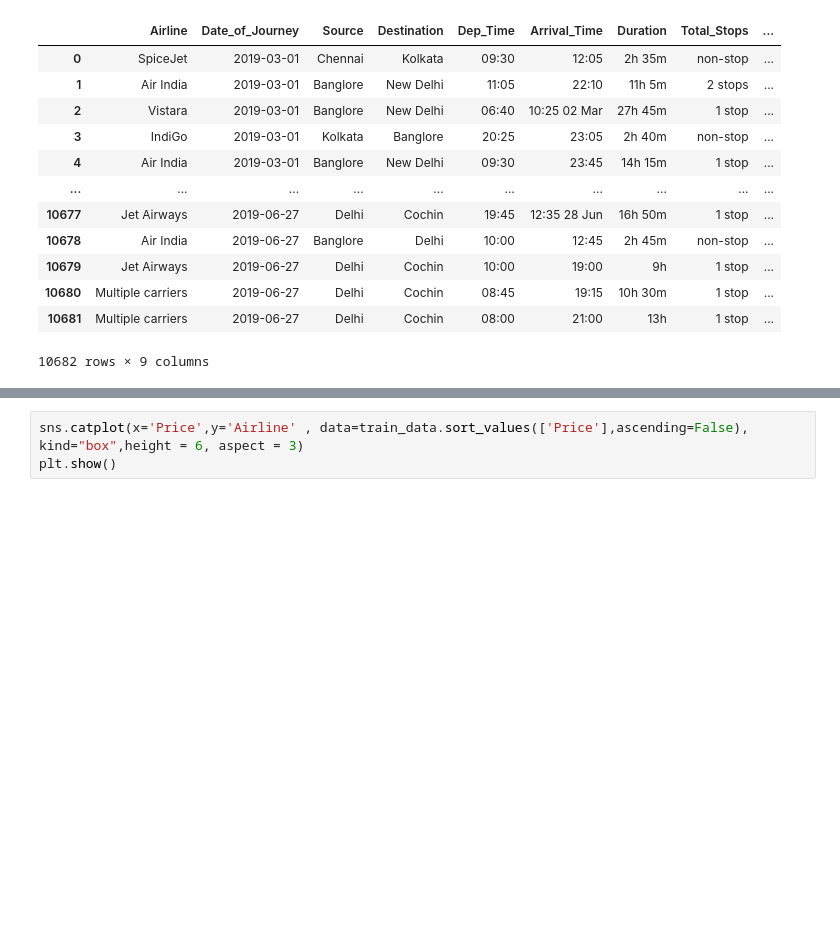
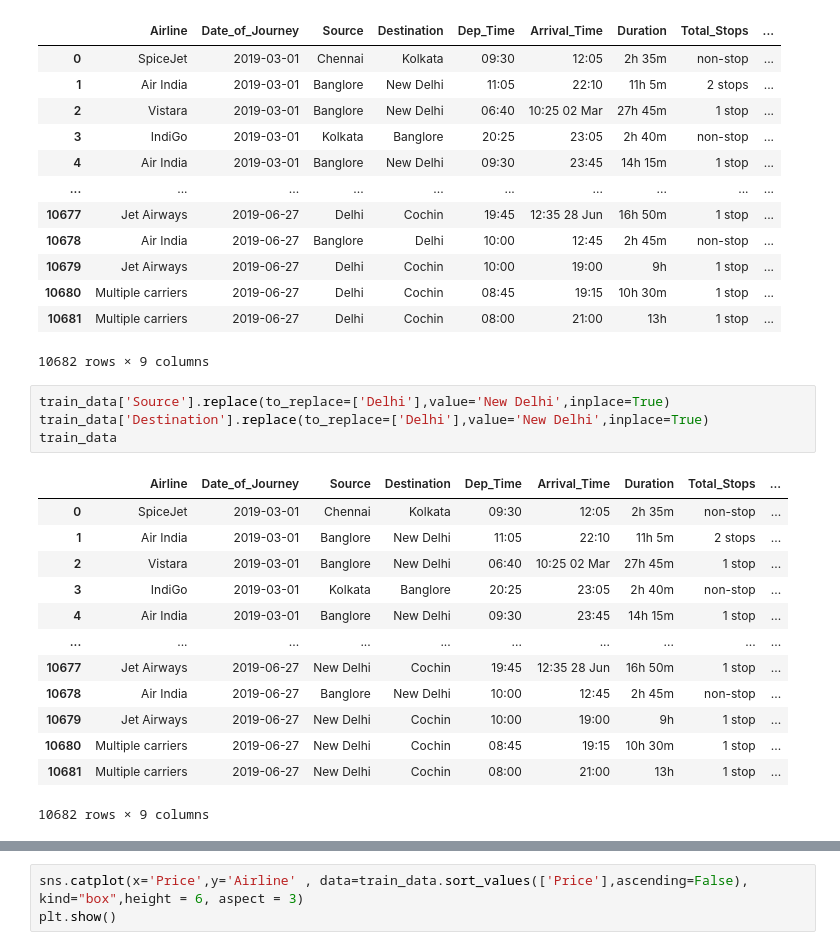
Before and after one commit to alok2244/Flight-Price-Prediction, a Jupyter notebook: Flight_price.ipynb, the cells around one changed output, grey strips where cells are left out. Cells and saved outputs as stored; diff of their text form; blank space fills up the shorter version.

```diff
--- a/Flight_price.ipynb
+++ b/Flight_price.ipynb
@@ -104,6 +115,24 @@ train_data
 | 10680 | Multiple carriers | 2019-06-27 | Delhi | Cochin | 08:45 | 19:15 | 10h 30m | 1 stop | ... |
 | 10681 | Multiple carriers | 2019-06-27 | Delhi | Cochin | 08:00 | 21:00 | 13h | 1 stop | ... |
 10682 rows × 9 columns
+# %%
+train_data['Source'].replace(to_replace=['Delhi'],value='New Delhi',inplace=True)
+train_data['Destination'].replace(to_replace=['Delhi'],value='New Delhi',inplace=True)
+train_data
+# %% [output]
+|  | Airline | Date_of_Journey | Source | Destination | Dep_Time | Arrival_Time | Duration | Total_Stops | ... |
+| 0 | SpiceJet | 2019-03-01 | Chennai | Kolkata | 09:30 | 12:05 | 2h 35m | non-stop | ... |
+| 1 | Air India | 2019-03-01 | Banglore | New Delhi | 11:05 | 22:10 | 11h 5m | 2 stops | ... |
+| 2 | Vistara | 2019-03-01 | Banglore | New Delhi | 06:40 | 10:25 02 Mar | 27h 45m | 1 stop | ... |
+| 3 | IndiGo | 2019-03-01 | Kolkata | Banglore | 20:25 | 23:05 | 2h 40m | non-stop | ... |
+| 4 | Air India | 2019-03-01 | Banglore | New Delhi | 09:30 | 23:45 | 14h 15m | 1 stop | ... |
+| ... | ... | ... | ... | ... | ... | ... | ... | ... | ... |
+| 10677 | Jet Airways | 2019-06-27 | New Delhi | Cochin | 19:45 | 12:35 28 Jun | 16h 50m | 1 stop | ... |
+| 10678 | Air India | 2019-06-27 | Banglore | New Delhi | 10:00 | 12:45 | 2h 45m | non-stop | ... |
+| 10679 | Jet Airways | 2019-06-27 | New Delhi | Cochin | 10:00 | 19:00 | 9h | 1 stop | ... |
+| 10680 | Multiple carriers | 2019-06-27 | New Delhi | Cochin | 08:45 | 19:15 | 10h 30m | 1 stop | ... |
+| 10681 | Multiple carriers | 2019-06-27 | New Delhi | Cochin | 08:00 | 21:00 | 13h | 1 stop | ... |
+10682 rows × 9 columns
 # %%
 # Creatng date month columns from data of journey
 def Journey_date(data):
```
Also changed, not shown: parts of 31 cells of this notebook.
